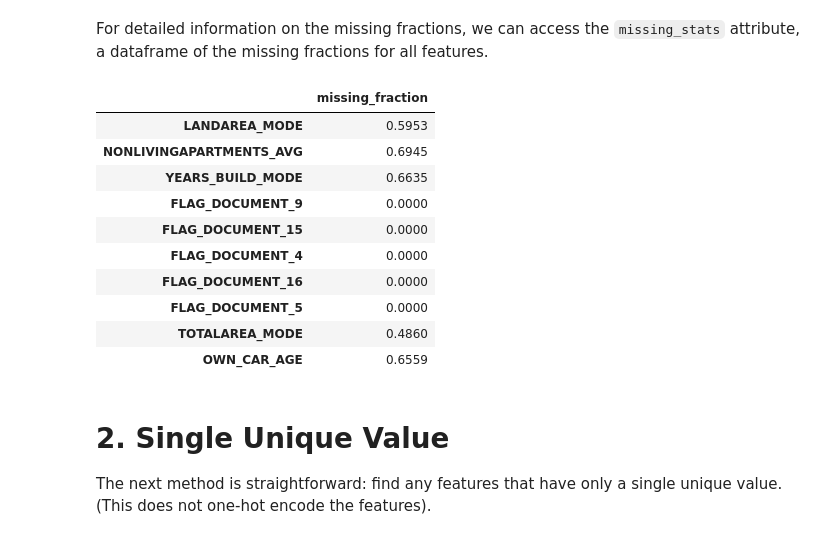
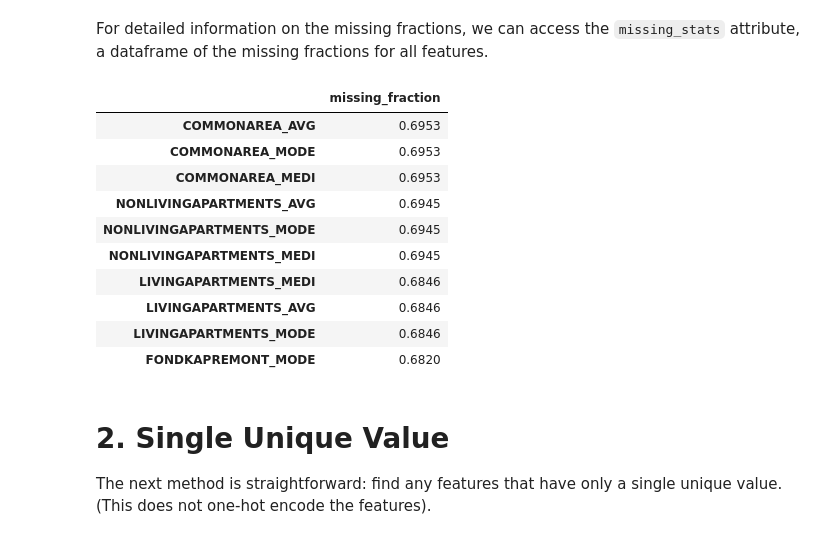
Before and after one commit to WillKoehrsen/feature-selector, a Jupyter notebook: Feature Selector Usage.ipynb, the cells around one changed output. Cells and saved outputs as stored; diff of their text form; code cells hidden in the pictures.

```diff
--- a/Feature Selector Usage.ipynb
+++ b/Feature Selector Usage.ipynb
@@ -87,19 +87,19 @@ fs.plot_missing()
 # %% [markdown]
 For detailed information on the missing fractions, we can access the `missing_stats` attribute, a dataframe of the missing fractions for all features.
 # %%
-fs.missing_stats.sample(10)
+fs.missing_stats.head(10)
 # %% [output]
 |  | missing_fraction |
-| LANDAREA_MODE | 0.5953 |
+| COMMONAREA_AVG | 0.6953 |
+| COMMONAREA_MODE | 0.6953 |
+| COMMONAREA_MEDI | 0.6953 |
 | NONLIVINGAPARTMENTS_AVG | 0.6945 |
-| YEARS_BUILD_MODE | 0.6635 |
-| FLAG_DOCUMENT_9 | 0.0000 |
-| FLAG_DOCUMENT_15 | 0.0000 |
-| FLAG_DOCUMENT_4 | 0.0000 |
-| FLAG_DOCUMENT_16 | 0.0000 |
-| FLAG_DOCUMENT_5 | 0.0000 |
-| TOTALAREA_MODE | 0.4860 |
-| OWN_CAR_AGE | 0.6559 |
+| NONLIVINGAPARTMENTS_MODE | 0.6945 |
+| NONLIVINGAPARTMENTS_MEDI | 0.6945 |
+| LIVINGAPARTMENTS_MEDI | 0.6846 |
+| LIVINGAPARTMENTS_AVG | 0.6846 |
+| LIVINGAPARTMENTS_MODE | 0.6846 |
+| FONDKAPREMONT_MODE | 0.6820 |
 # %% [markdown]
 # 2. Single Unique Value
 
```
Also changed, not shown: parts of 21 cells of this notebook.
